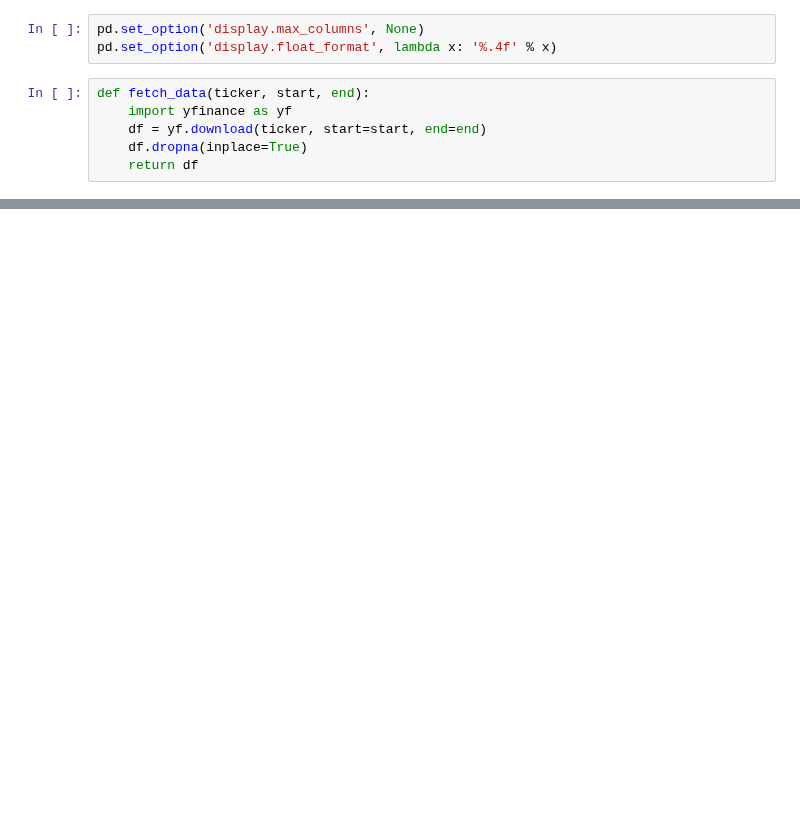
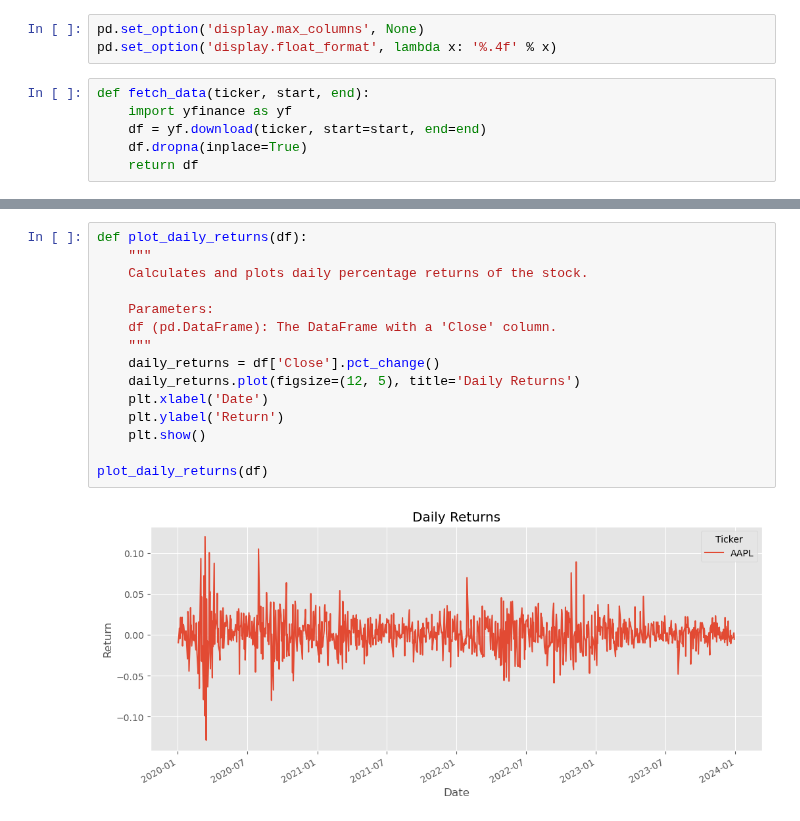
Before and after one commit to vanshdiora21/projects, a Jupyter notebook: pairs_trading_strategy/notebooks/analysis.ipynb, the cells around one changed output, grey strips where cells are left out. Cells and saved outputs as stored; diff of their text form; blank space fills up the shorter version.

```diff
--- a/pairs_trading_strategy/notebooks/analysis.ipynb
+++ b/pairs_trading_strategy/notebooks/analysis.ipynb
@@ -32,0 +78,17 @@ ModuleNotFoundError: No module named 'yfinance'
+# %%
+def plot_daily_returns(df):
+    """
+    Calculates and plots daily percentage returns of the stock.
+
+    Parameters:
+    df (pd.DataFrame): The DataFrame with a 'Close' column.
+    """
+    daily_returns = df['Close'].pct_change()
+    daily_returns.plot(figsize=(12, 5), title='Daily Returns')
+    plt.xlabel('Date')
+    plt.ylabel('Return')
+    plt.show()
+
+plot_daily_returns(df)
+# %% [output]
+[figure, added]
```
Also changed, not shown: parts of 18 cells of this notebook.
